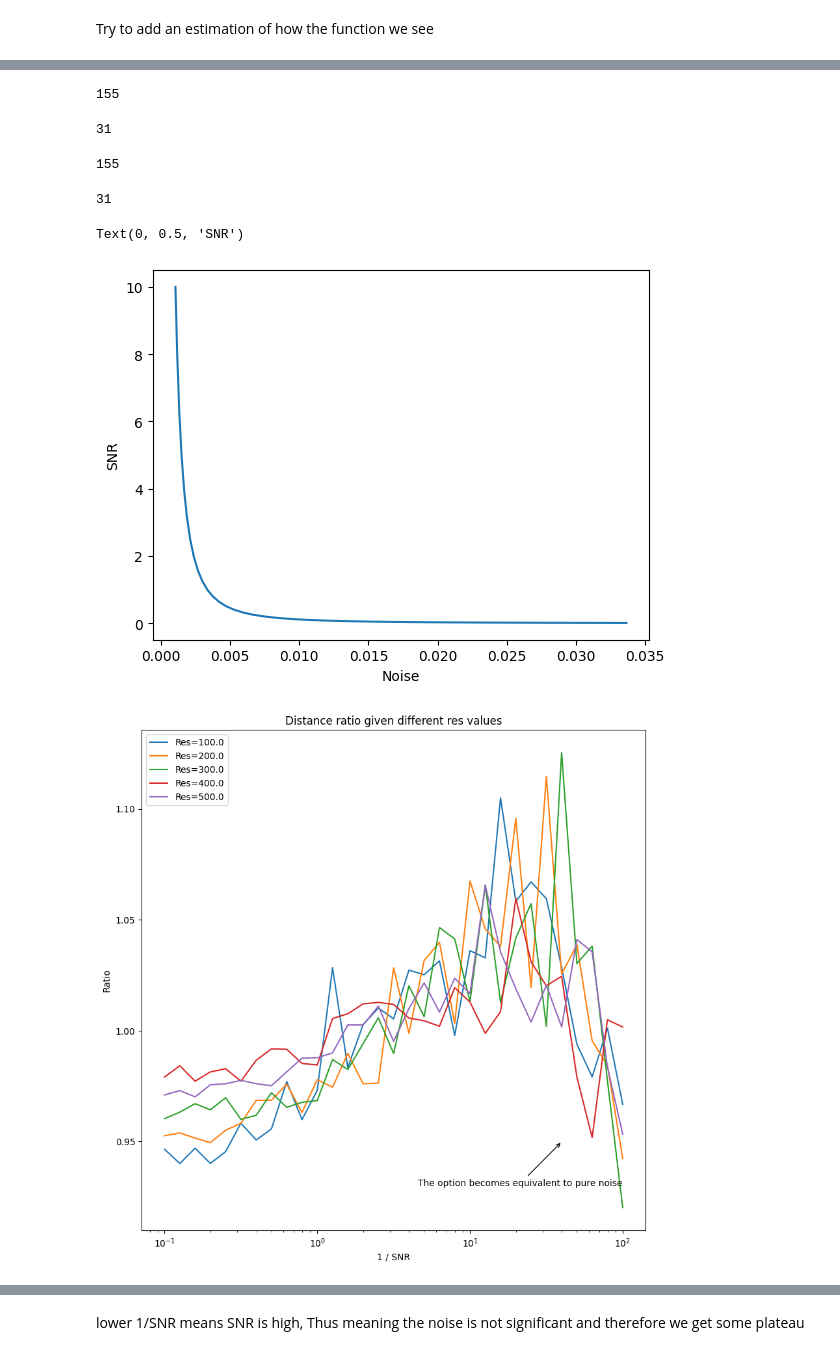
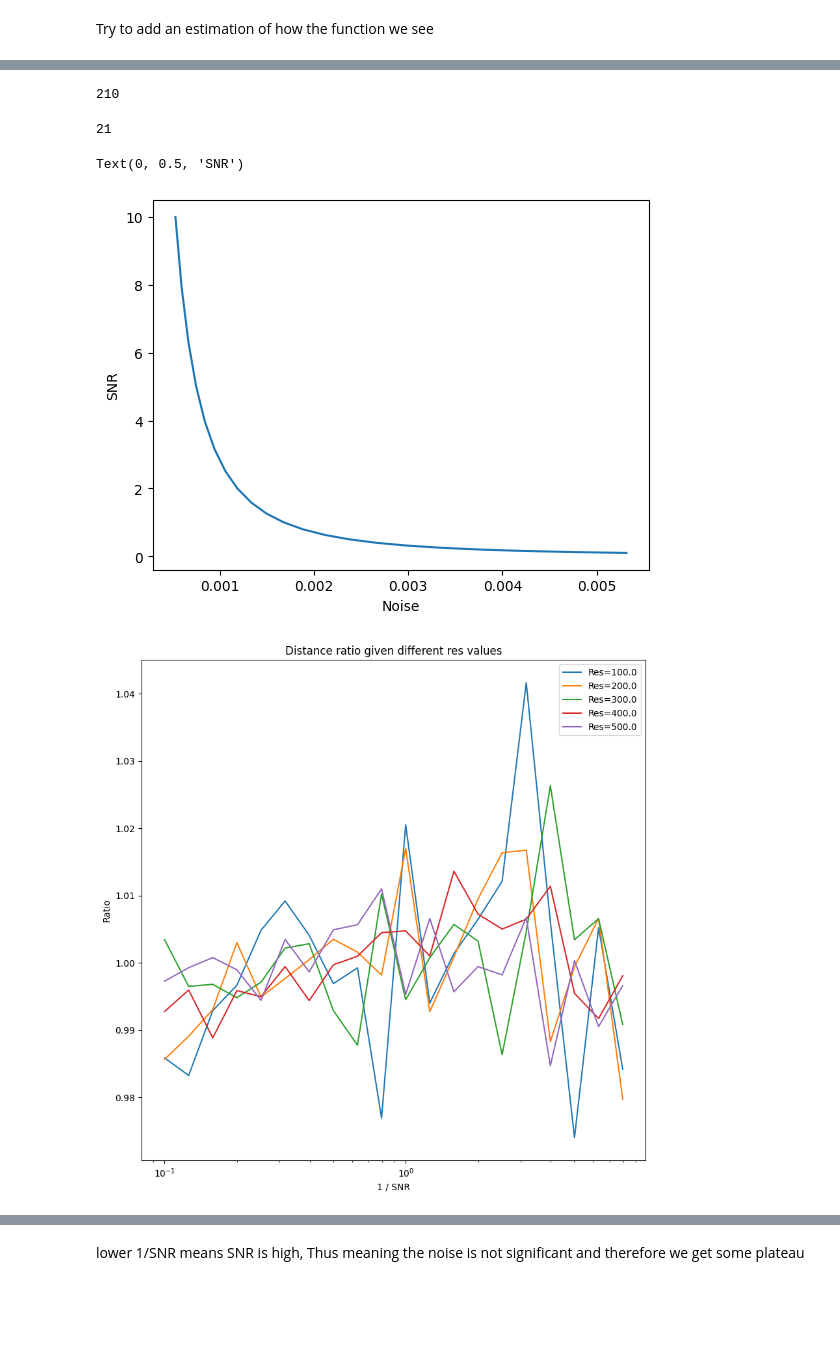
Before and after one commit to warik21/Thesis, a Jupyter notebook: Changing_to_SNR.ipynb, the cells around one changed output, grey strips where cells are left out. Drawn from its saved outputs; the diff is of its cells as text; code cells hidden in the pictures; blank space fills up the shorter version.

Commit message:
Looking into ratios as a functions of SNR and finding the relationship between SNR and noise.

```diff
--- a/Changing_to_SNR.ipynb
+++ b/Changing_to_SNR.ipynb
@@ -68,4 +68,4 @@ Try to add an estimation of how the function we see
 # %%
 df = pd.read_csv('csvs/results_measures_SNR_test.csv')
 # %%
-unique_res = df['Res'].unique()
+resolutions = df['Res'].unique()
@@ -151,7 +160,7 @@ interactive(children=(IntSlider(value=0, continuous_update=False, description='N
 # %%
 res_index = 4
 
-df_subset = df[(df['Res'] == unique_res[res_index]) & (df['SNR'] > 0.01)]
+df_subset = df[(df['Res'] == resolutions[res_index]) & (df['SNR'] > 0.1)]
 
 x = 1 / df_subset['SNR'].values
 # x = df_subset['SNR'].values
@@ -194,7 +196,7 @@ fig = plt.figure(figsize=(10,10))
 ax1 = fig.add_subplot(2,1,1)
 ax2 = fig.add_subplot(2,1,2)
 
-for res in unique_res:
+for res in resolutions:
     df_subset = df[(df['Res'] == res) & (df['SNR'] > 0.1)]
 
     x_values_SNR = 1 / df_subset['SNR'].values
@@ -210,14 +212,14 @@ for res in unique_res:
 
 
 
-# ax1.set_xscale('log')
+ax1.set_xscale('log')
 # ax1.invert_xaxis()
 ax1.set_title('Distance = f(SNR) for different resolutions')
 ax1.set_xlabel('SNR')
 ax1.set_ylabel('Distance')
 ax1.legend()
 
-# ax2.set_xscale('log')
+ax2.set_xscale('log')
 ax2.set_title('Distance = f(Noise) for different resolutions, When SNR>0.1')
 ax2.set_xlabel('Noise')
 ax2.set_ylabel('Distance')
@@ -247,20 +247,14 @@ df.head()
-# %%
-len(df.index)
-# %% [output]
-155
 # %%
 SNR_values = df['SNR'].unique()
-# %%
-len(SNR_values)
-# %% [output]
-31
 # %%
 approximated_distances_df = pd.DataFrame()
 scales = df['Scale_Param'].unique()
 scale = scales[0]
 
+SNR_values = SNR_values[10:]
+
 for res in unique_res:
-    df_subset = df[(df['Res'] == res) & (df['Scale_Param']==scale) & (df['SNR'] > 0.000001)]
+    df_subset = df[(df['Res'] == res) & (df['Scale_Param']==scale) & (df['SNR'] >= 0.1)]
     # print(len(relevant_row.index))
 
     x = 1 / df_subset['SNR'].values
@@ -281,18 +275,20 @@ for res in unique_res:
             'Distance_Without_Noise' : classic_distance[0],
             'Distance_With_Noise' : noised_distance[0],
             'Distance_With_Noise_Bound' : approx.values[0],
-            'Ratio' : (noised_distance / approx).values[0]
+            'Ratio' : (noised_distance / approx).values[0],
+            'a' : a,
+            'b' : b
         }
 
         approximated_distances_df = approximated_distances_df._append(new_row, ignore_index=True)
 # %%
 len(approximated_distances_df.index)
 # %% [output]
-155
+210
 # %%
 len(df_subset.index)
 # %% [output]
-31
+21
 # %%
 plt.plot(df_subset['Noise_Param'], df_subset['SNR'].values)
 plt.xlabel('Noise')
@@ -300,26 +296,26 @@ plt.ylabel('SNR')
 #plt.xscale('log')
 # %% [output]
 Text(0, 0.5, 'SNR')
-[figure, old version]
+[figure, new version]
 # %%
 plt.figure(figsize=(10,10))
 
 for i in range(5):
-    subset = approximated_distances_df[approximated_distances_df['Res'] == resolutions[i]]
+    subset = approximated_distances_df[(approximated_distances_df['Res'] == resolutions[i]) & (approximated_distances_df['SNR'] > 0.1)]
     # x = subset['SNR'].values
     x = 1 / subset['SNR'].values
     plt.plot(x, subset['Ratio'],
          label = f'Res={resolutions[i]}')
 plt.title('Distance ratio given different res values')
 plt.xscale('log')
 plt.xlabel('1 / SNR')
 plt.ylabel('Ratio')
 plt.annotate('The option becomes equivalent to pure noise', xy=(40, 0.95), xytext = (100, 0.93), arrowprops=dict(facecolor='black', arrowstyle='->'),
              horizontalalignment='right')
 plt.legend()
 plt.show()
 # %% [output]
-[figure, old version]
+[figure, new version]
 # %%
 approximated_distances_df.head()
 # %% [output]
```
Also changed, not shown: parts of 37 cells of this notebook, 1 other file.
